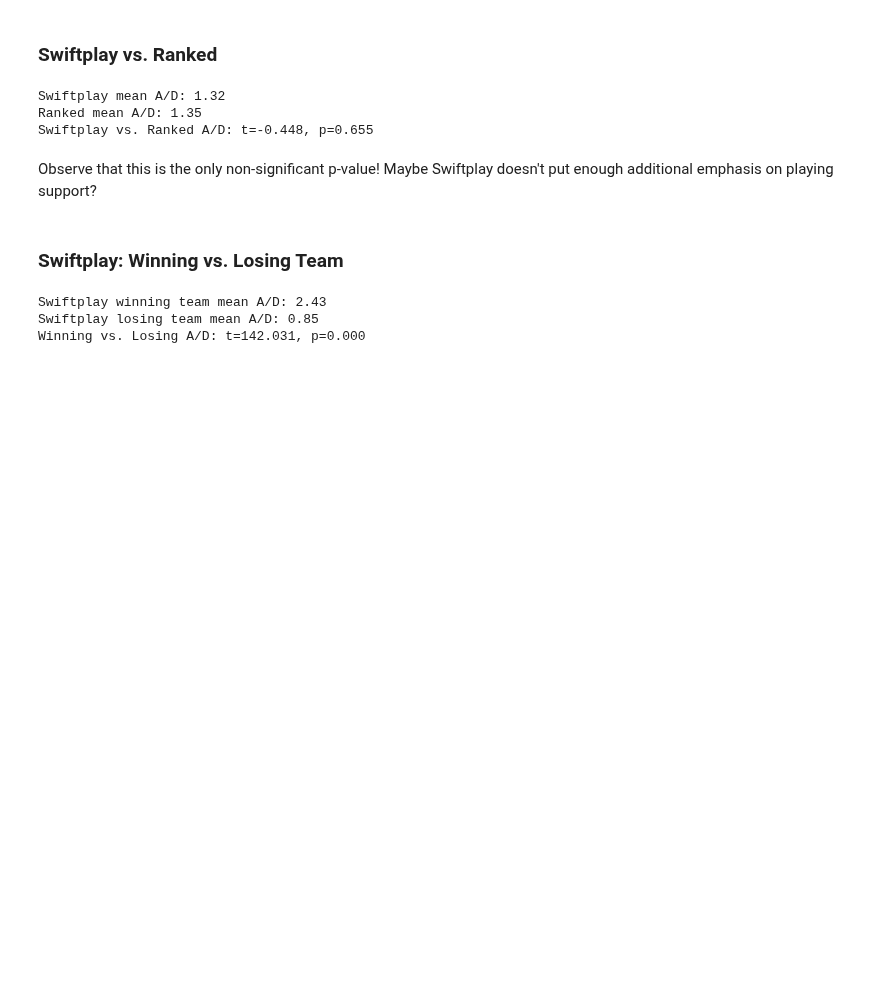
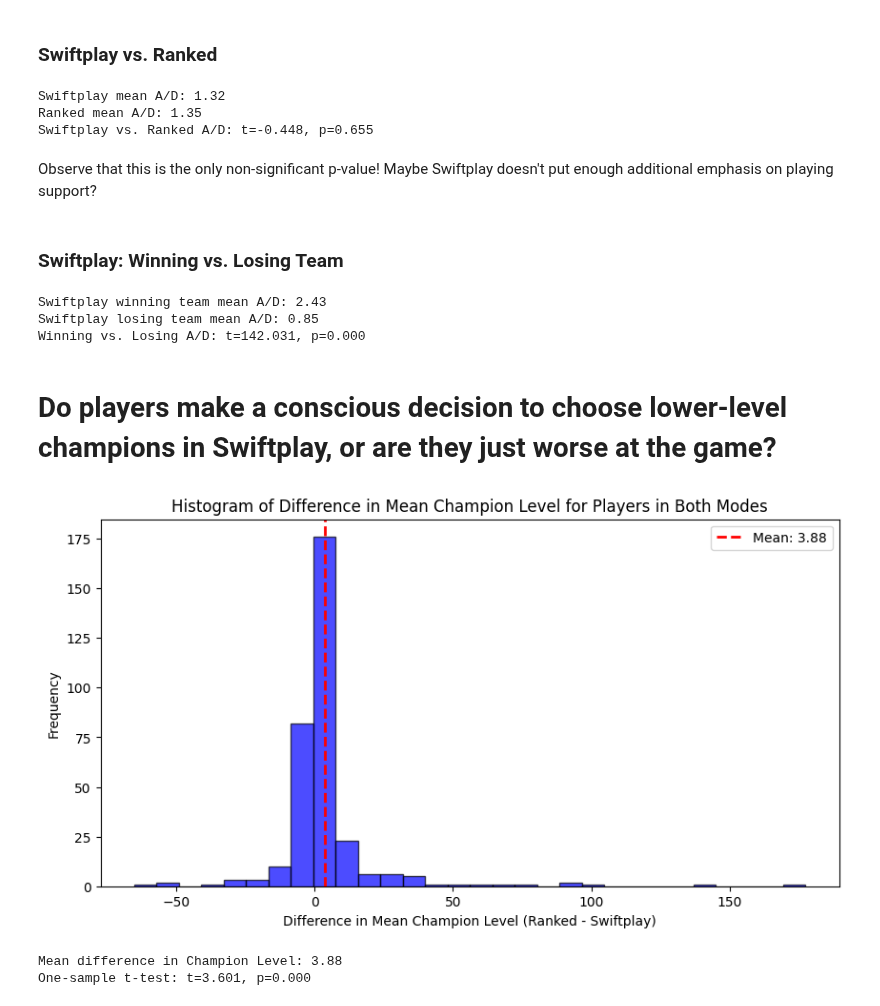
Before and after one commit to mdcUM/swiftplay-analysis, a Jupyter notebook: fairness_and_competitive_balance.ipynb, the cells around one changed output. Saved outputs shown, nothing was run; the diff lists cells and outputs as text; code cells hidden in the pictures; blank space fills up the shorter version.

Commit message:
added more champion mastery analysis

```diff
--- a/fairness_and_competitive_balance.ipynb
+++ b/fairness_and_competitive_balance.ipynb
@@ -445,3 +447,33 @@ print(f"Winning vs. Losing A/D: t={t_stat_2:.3f}, p={p_value_2:.3f}")
 Swiftplay winning team mean A/D: 2.43
 Swiftplay losing team mean A/D: 0.85
 Winning vs. Losing A/D: t=142.031, p=0.000
+# %% [markdown]
+# Do players make a conscious decision to choose lower-level champions in Swiftplay, or are they just worse at the game?
+# %%
+players_who_play_both = players.dropna(subset=["ranked_kd"])["puuid"]
+
+swiftplay_filtered = swiftplay_player_match_data[swiftplay_player_match_data["puuid"].isin(players_who_play_both)]
+ranked_filtered = ranked_player_match_data[ranked_player_match_data["puuid"].isin(players_who_play_both)]
+
+swiftplay_means = swiftplay_filtered.groupby("puuid")["championLevel"].mean()
+ranked_means = ranked_filtered.groupby("puuid")["championLevel"].mean()
+
+level_differences = ranked_means - swiftplay_means
+
+# Plot histogram of differences
+plt.figure(figsize=(10, 5))
+plt.hist(level_differences, bins=30, edgecolor='black', color='blue', alpha=0.7)
+plt.axvline(level_differences.mean(), color='red', linestyle='dashed', linewidth=2, label=f'Mean: {level_differences.mean():.2f}')
+plt.xlabel("Difference in Mean Champion Level (Ranked - Swiftplay)")
+plt.ylabel("Frequency")
+plt.title("Histogram of Difference in Mean Champion Level for Players in Both Modes")
+plt.legend()
+plt.show()
+
+print(f"Mean difference in Champion Level: {level_differences.mean():.2f}")
+t_stat, p_value = stats.ttest_1samp(level_differences, 0)  # One-sample t-test
+print(f"One-sample t-test: t={t_stat:.3f}, p={p_value:.3f}")
+# %% [output]
+[figure, added]
+Mean difference in Champion Level: 3.88
+One-sample t-test: t=3.601, p=0.000
```
Also changed, not shown: parts of 8 cells of this notebook.
